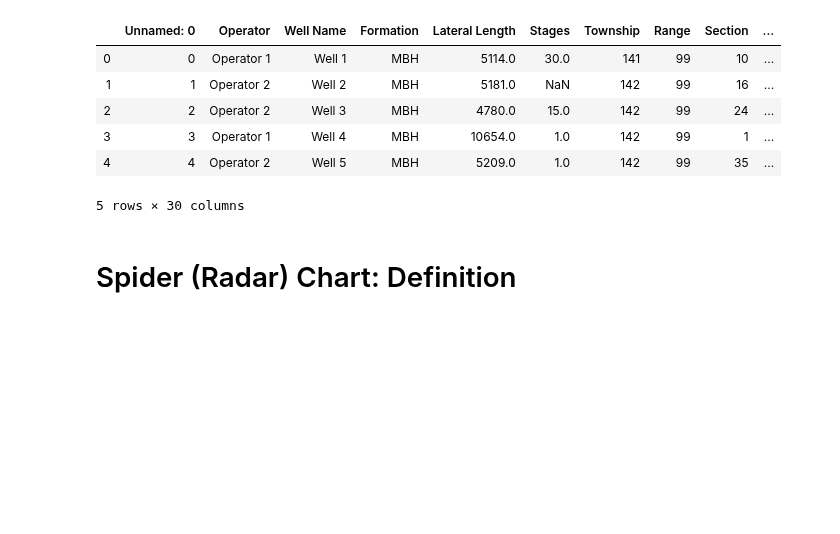
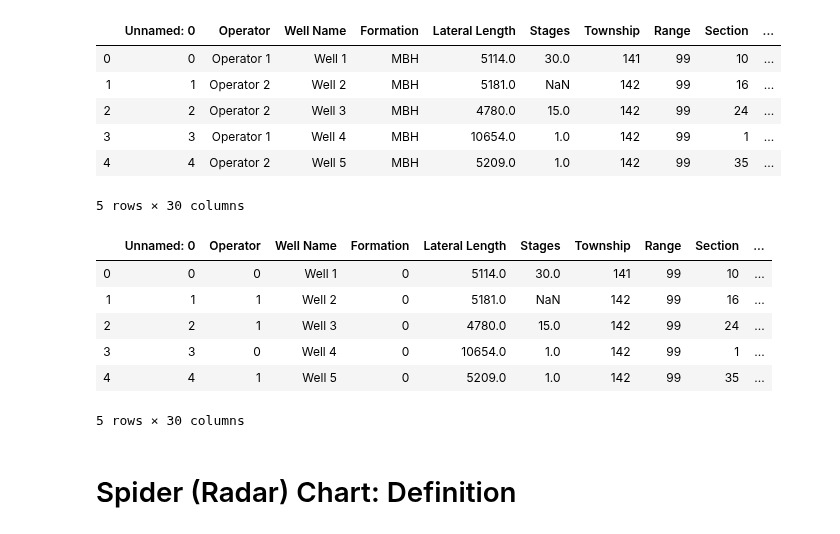
Before and after one commit to FRI-Energy-Analytics/2020_summer_fellows, a Jupyter notebook: Feature Selection - Novel Viz/Model_Testing/Spider (Radar) Chart.ipynb, the cells around one changed output. Cells and saved outputs as stored; diff of their text form; code cells hidden in the pictures; blank space fills up the shorter version.

```diff
--- a/Feature Selection - Novel Viz/Model_Testing/Spider (Radar) Chart.ipynb
+++ b/Feature Selection - Novel Viz/Model_Testing/Spider (Radar) Chart.ipynb
@@ -22,3 +47,14 @@ DatabaseDF.head()
+# %%
+#new dataframe with replaced values
+DatabaseDF.head()
+# %% [output]
+|  | Unnamed: 0 | Operator | Well Name | Formation | Lateral Length | Stages | Township | Range | Section | ... |
+| 0 | 0 | 0 | Well 1 | 0 | 5114.0 | 30.0 | 141 | 99 | 10 | ... |
+| 1 | 1 | 1 | Well 2 | 0 | 5181.0 | NaN | 142 | 99 | 16 | ... |
+| 2 | 2 | 1 | Well 3 | 0 | 4780.0 | 15.0 | 142 | 99 | 24 | ... |
+| 3 | 3 | 0 | Well 4 | 0 | 10654.0 | 1.0 | 142 | 99 | 1 | ... |
+| 4 | 4 | 1 | Well 5 | 0 | 5209.0 | 1.0 | 142 | 99 | 35 | ... |
+5 rows × 30 columns
 # %% [markdown]
 # Spider (Radar) Chart: Definition
 # %% [markdown]
```
Also changed, not shown: parts of 29 cells of this notebook.
